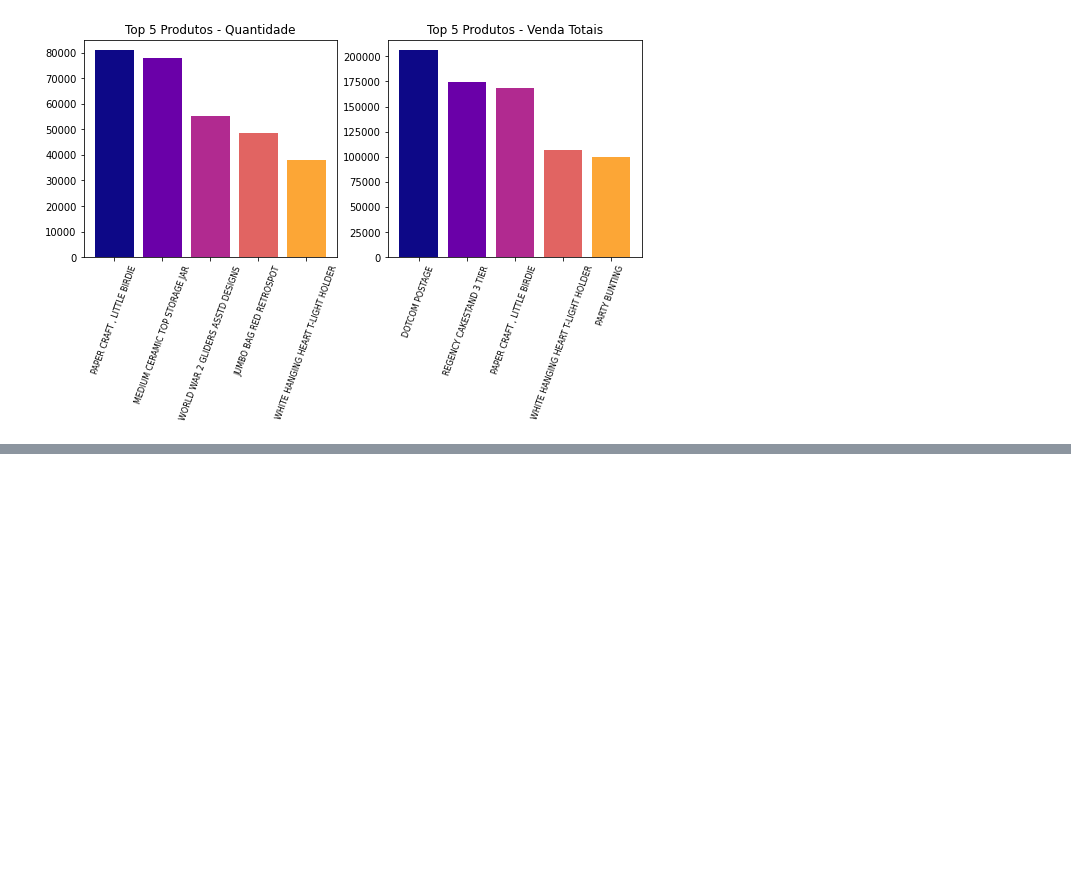
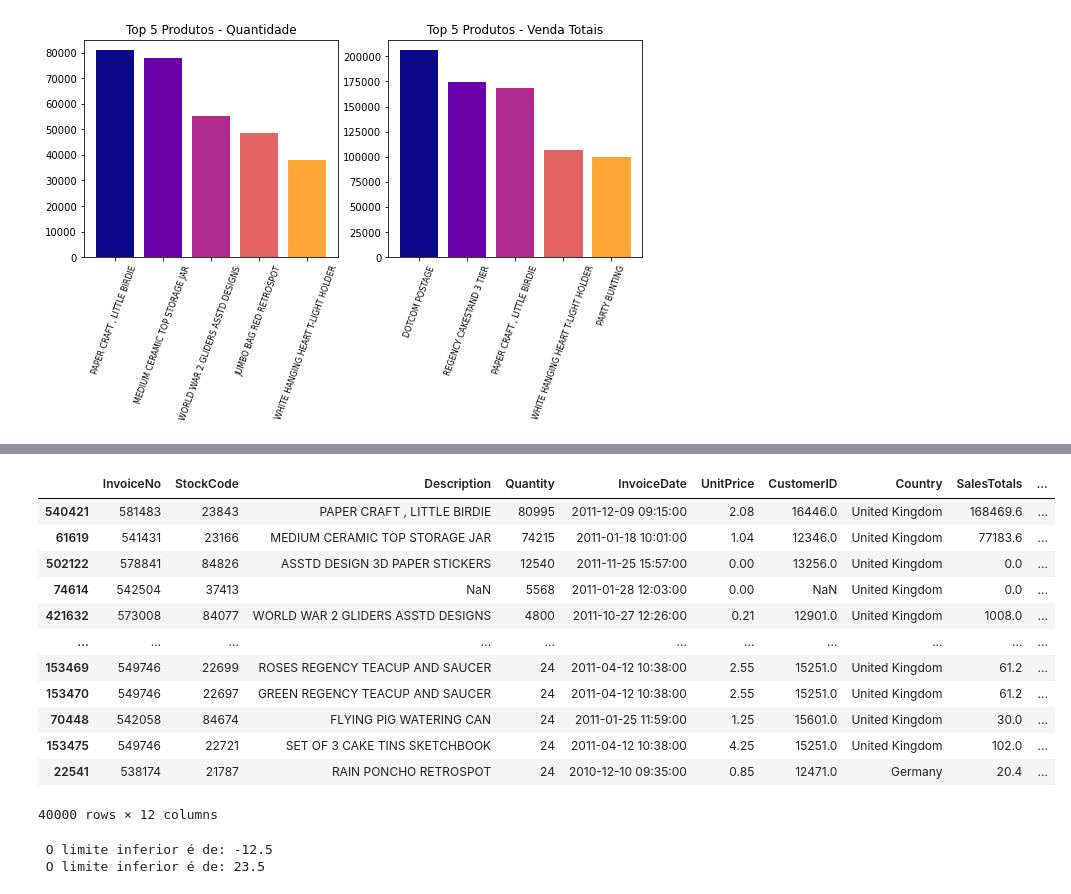
Before and after one commit to Franklin-Souza/portfolio, a Jupyter notebook: Projeto-1_Online_Retail.ipynb, the cells around one changed output, grey strips where cells are left out. Cells and saved outputs as stored; diff of their text form; code cells hidden in the pictures; blank space fills up the shorter version.

```diff
--- a/Projeto-1_Online_Retail.ipynb
+++ b/Projeto-1_Online_Retail.ipynb
@@ -318,0 +342,33 @@ plt.show()
+# %%
+df.sort_values(by='Quantity', ascending=False).head(40000)
+# %% [output]
+|  | InvoiceNo | StockCode | Description | Quantity | InvoiceDate | UnitPrice | CustomerID | Country | SalesTotals | ... |
+| 540421 | 581483 | 23843 | PAPER CRAFT , LITTLE BIRDIE | 80995 | 2011-12-09 09:15:00 | 2.08 | 16446.0 | United Kingdom | 168469.6 | ... |
+| 61619 | 541431 | 23166 | MEDIUM CERAMIC TOP STORAGE JAR | 74215 | 2011-01-18 10:01:00 | 1.04 | 12346.0 | United Kingdom | 77183.6 | ... |
+| 502122 | 578841 | 84826 | ASSTD DESIGN 3D PAPER STICKERS | 12540 | 2011-11-25 15:57:00 | 0.00 | 13256.0 | United Kingdom | 0.0 | ... |
+| 74614 | 542504 | 37413 | NaN | 5568 | 2011-01-28 12:03:00 | 0.00 | NaN | United Kingdom | 0.0 | ... |
+| 421632 | 573008 | 84077 | WORLD WAR 2 GLIDERS ASSTD DESIGNS | 4800 | 2011-10-27 12:26:00 | 0.21 | 12901.0 | United Kingdom | 1008.0 | ... |
+| ... | ... | ... | ... | ... | ... | ... | ... | ... | ... | ... |
+| 153469 | 549746 | 22699 | ROSES REGENCY TEACUP AND SAUCER | 24 | 2011-04-12 10:38:00 | 2.55 | 15251.0 | United Kingdom | 61.2 | ... |
+| 153470 | 549746 | 22697 | GREEN REGENCY TEACUP AND SAUCER | 24 | 2011-04-12 10:38:00 | 2.55 | 15251.0 | United Kingdom | 61.2 | ... |
+| 70448 | 542058 | 84674 | FLYING PIG WATERING CAN | 24 | 2011-01-25 11:59:00 | 1.25 | 15601.0 | United Kingdom | 30.0 | ... |
+| 153475 | 549746 | 22721 | SET OF 3 CAKE TINS SKETCHBOOK | 24 | 2011-04-12 10:38:00 | 4.25 | 15251.0 | United Kingdom | 102.0 | ... |
+| 22541 | 538174 | 21787 | RAIN PONCHO RETROSPOT | 24 | 2010-12-10 09:35:00 | 0.85 | 12471.0 | Germany | 20.4 | ... |
+40000 rows × 12 columns
+# %%
+# Calculando o primeiro e o terceiro quartil
+Q1 = df['Quantity'].quantile(0.25)
+Q3 = df['Quantity'].quantile(0.75)
+
+# Calculando o IQR
+IQR = Q3 - Q1
+
+# Definindo os limites para identificar outliers
+limite_inferior = Q1 - 1.5 * IQR
+limite_superior = Q3 + 1.5 * IQR
+
+print(' O limite inferior é de:',limite_inferior,"\n",
+      'O limite inferior é de:',limite_superior)
+# %% [output]
+ O limite inferior é de: -12.5
+ O limite inferior é de: 23.5
```
Also changed, not shown: parts of 11 cells of this notebook.
